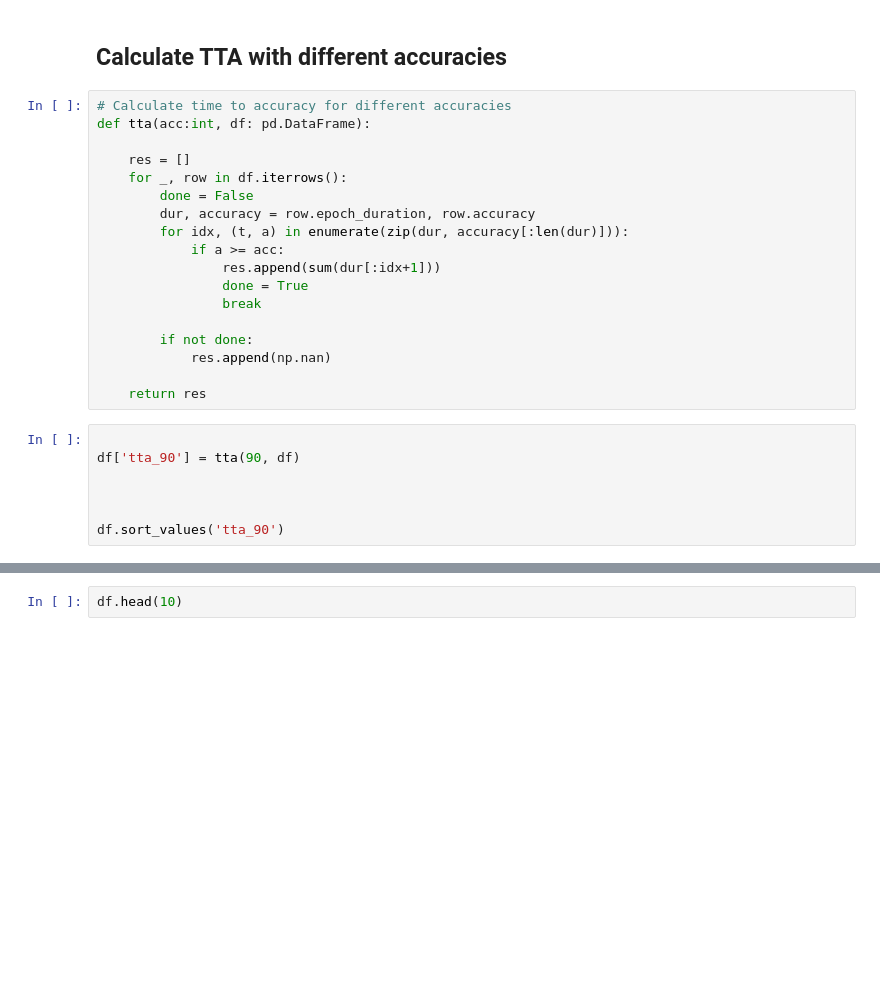
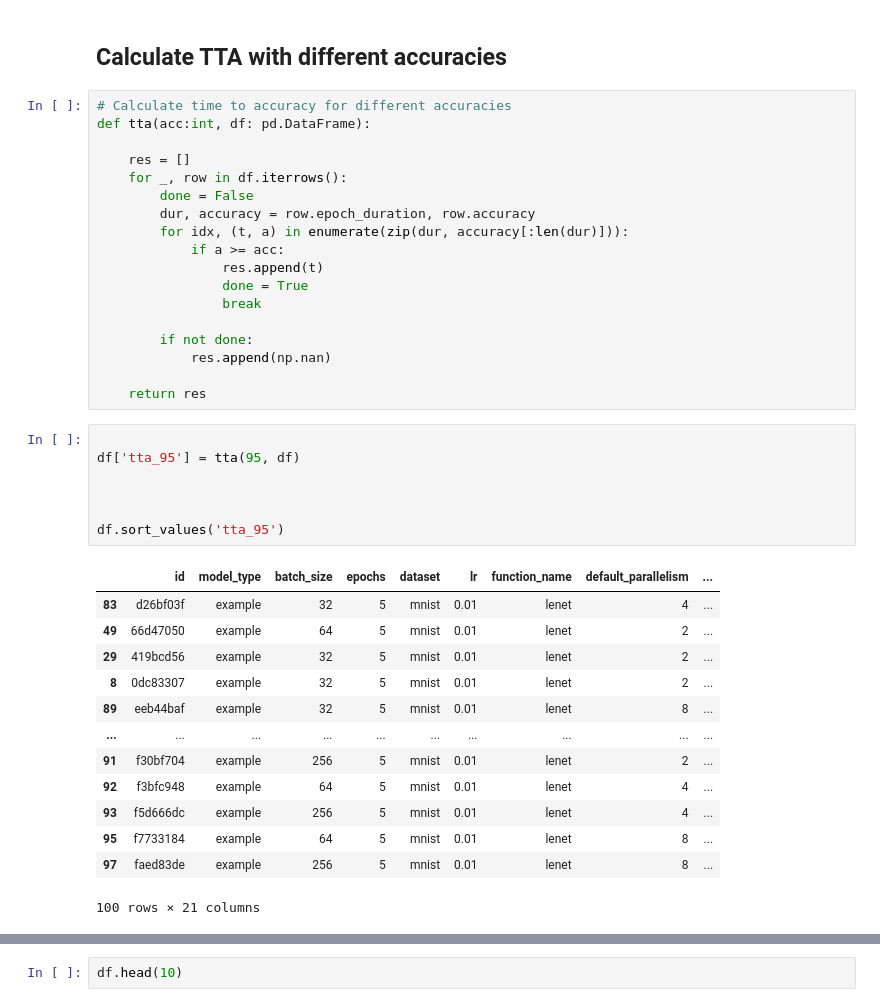
Before and after one commit to DiegoStock12/kubeml, a Jupyter notebook: ml/experiments/insights.ipynb, the cells around one changed output, grey strips where cells are left out. Drawn from its saved outputs; the diff is of its cells as text; blank space fills up the shorter version.

```diff
--- a/ml/experiments/insights.ipynb
+++ b/ml/experiments/insights.ipynb
@@ -64,7 +84,7 @@ def tta(acc:int, df: pd.DataFrame):
         dur, accuracy = row.epoch_duration, row.accuracy
         for idx, (t, a) in enumerate(zip(dur, accuracy[:len(dur)])):
             if a >= acc:
-                res.append(sum(dur[:idx+1]))
+                res.append(t)
                 done = True
                 break
 
@@ -74,9 +94,23 @@ def tta(acc:int, df: pd.DataFrame):
     return res
 # %%
 
-df['tta_90'] = tta(90, df)
+df['tta_95'] = tta(95, df)
 
 
 
-df.sort_values('tta_90')
+df.sort_values('tta_95')
+# %% [output]
+|  | id | model_type | batch_size | epochs | dataset | lr | function_name | default_parallelism | ... |
+| 83 | d26bf03f | example | 32 | 5 | mnist | 0.01 | lenet | 4 | ... |
+| 49 | 66d47050 | example | 64 | 5 | mnist | 0.01 | lenet | 2 | ... |
+| 29 | 419bcd56 | example | 32 | 5 | mnist | 0.01 | lenet | 2 | ... |
+| 8 | 0dc83307 | example | 32 | 5 | mnist | 0.01 | lenet | 2 | ... |
+| 89 | eeb44baf | example | 32 | 5 | mnist | 0.01 | lenet | 8 | ... |
+| ... | ... | ... | ... | ... | ... | ... | ... | ... | ... |
+| 91 | f30bf704 | example | 256 | 5 | mnist | 0.01 | lenet | 2 | ... |
+| 92 | f3bfc948 | example | 64 | 5 | mnist | 0.01 | lenet | 4 | ... |
+| 93 | f5d666dc | example | 256 | 5 | mnist | 0.01 | lenet | 4 | ... |
+| 95 | f7733184 | example | 64 | 5 | mnist | 0.01 | lenet | 8 | ... |
+| 97 | faed83de | example | 256 | 5 | mnist | 0.01 | lenet | 8 | ... |
+100 rows × 21 columns
 # %%
```
Also changed, not shown: parts of 5 cells of this notebook, 8 other files.
